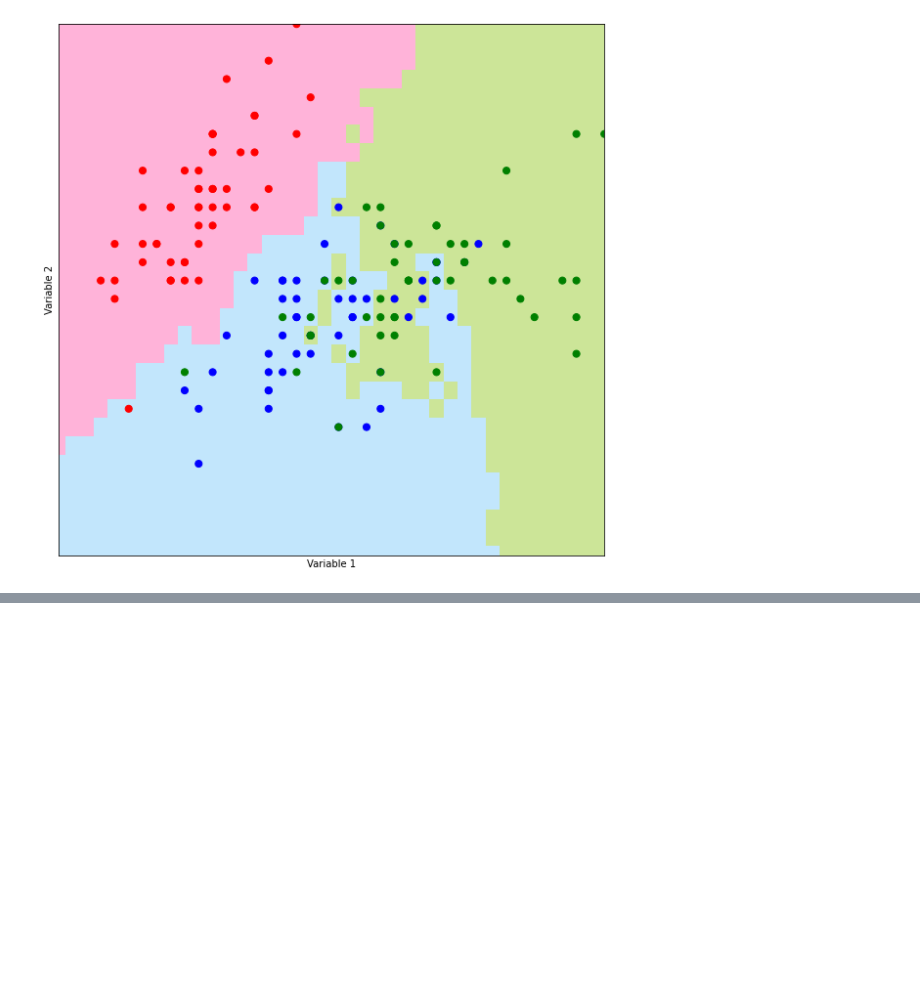
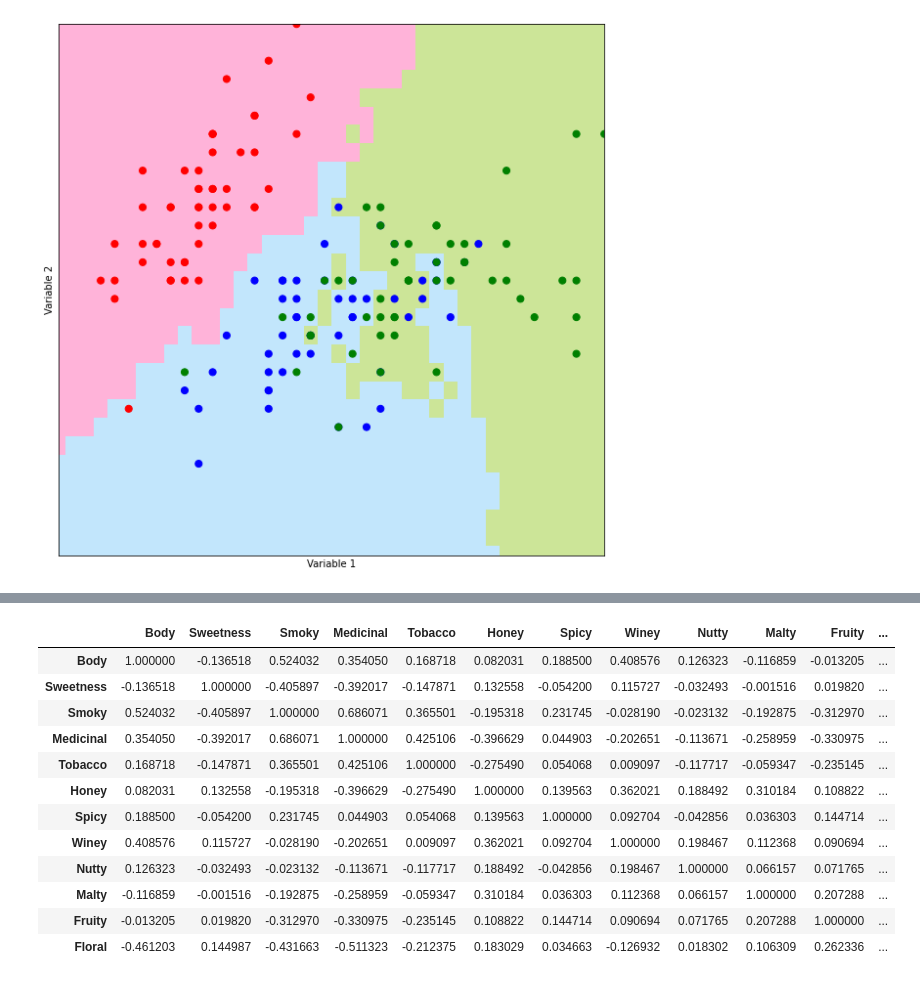
Before and after one commit to samuelatuma1/PythonForRx, a Jupyter notebook: case_studies.ipynb, the cells around one changed output, grey strips where cells are left out. Cells and saved outputs as stored; diff of their text form; code cells hidden in the pictures; blank space fills up the shorter version.

```diff
--- a/case_studies.ipynb
+++ b/case_studies.ipynb
@@ -680,0 +954,17 @@ plot_prediction_grid(x_points, y_points, prediction_grid)
+# %%
+pd.DataFrame.corr(flavours)
+# Correlation gives  a relationship between two flavours
+# %% [output]
+|  | Body | Sweetness | Smoky | Medicinal | Tobacco | Honey | Spicy | Winey | Nutty | Malty | Fruity | ... |
+| Body | 1.000000 | -0.136518 | 0.524032 | 0.354050 | 0.168718 | 0.082031 | 0.188500 | 0.408576 | 0.126323 | -0.116859 | -0.013205 | ... |
+| Sweetness | -0.136518 | 1.000000 | -0.405897 | -0.392017 | -0.147871 | 0.132558 | -0.054200 | 0.115727 | -0.032493 | -0.001516 | 0.019820 | ... |
+| Smoky | 0.524032 | -0.405897 | 1.000000 | 0.686071 | 0.365501 | -0.195318 | 0.231745 | -0.028190 | -0.023132 | -0.192875 | -0.312970 | ... |
+| Medicinal | 0.354050 | -0.392017 | 0.686071 | 1.000000 | 0.425106 | -0.396629 | 0.044903 | -0.202651 | -0.113671 | -0.258959 | -0.330975 | ... |
+| Tobacco | 0.168718 | -0.147871 | 0.365501 | 0.425106 | 1.000000 | -0.275490 | 0.054068 | 0.009097 | -0.117717 | -0.059347 | -0.235145 | ... |
+| Honey | 0.082031 | 0.132558 | -0.195318 | -0.396629 | -0.275490 | 1.000000 | 0.139563 | 0.362021 | 0.188492 | 0.310184 | 0.108822 | ... |
+| Spicy | 0.188500 | -0.054200 | 0.231745 | 0.044903 | 0.054068 | 0.139563 | 1.000000 | 0.092704 | -0.042856 | 0.036303 | 0.144714 | ... |
+| Winey | 0.408576 | 0.115727 | -0.028190 | -0.202651 | 0.009097 | 0.362021 | 0.092704 | 1.000000 | 0.198467 | 0.112368 | 0.090694 | ... |
+| Nutty | 0.126323 | -0.032493 | -0.023132 | -0.113671 | -0.117717 | 0.188492 | -0.042856 | 0.198467 | 1.000000 | 0.066157 | 0.071765 | ... |
+| Malty | -0.116859 | -0.001516 | -0.192875 | -0.258959 | -0.059347 | 0.310184 | 0.036303 | 0.112368 | 0.066157 | 1.000000 | 0.207288 | ... |
+| Fruity | -0.013205 | 0.019820 | -0.312970 | -0.330975 | -0.235145 | 0.108822 | 0.144714 | 0.090694 | 0.071765 | 0.207288 | 1.000000 | ... |
+| Floral | -0.461203 | 0.144987 | -0.431663 | -0.511323 | -0.212375 | 0.183029 | 0.034663 | -0.126932 | 0.018302 | 0.106309 | 0.262336 | ... |
```
Also changed, not shown: parts of 25 cells of this notebook, 1 other file.
